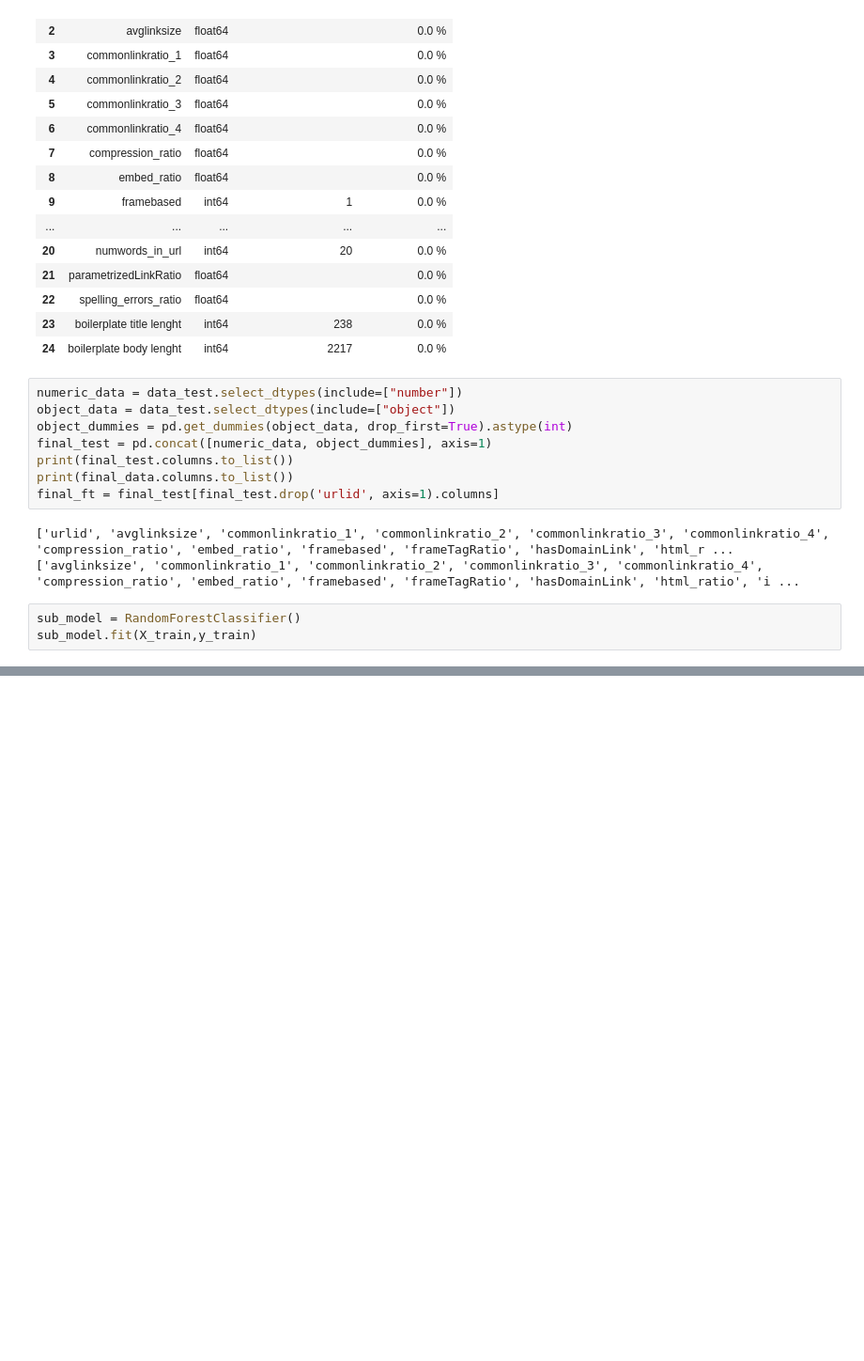
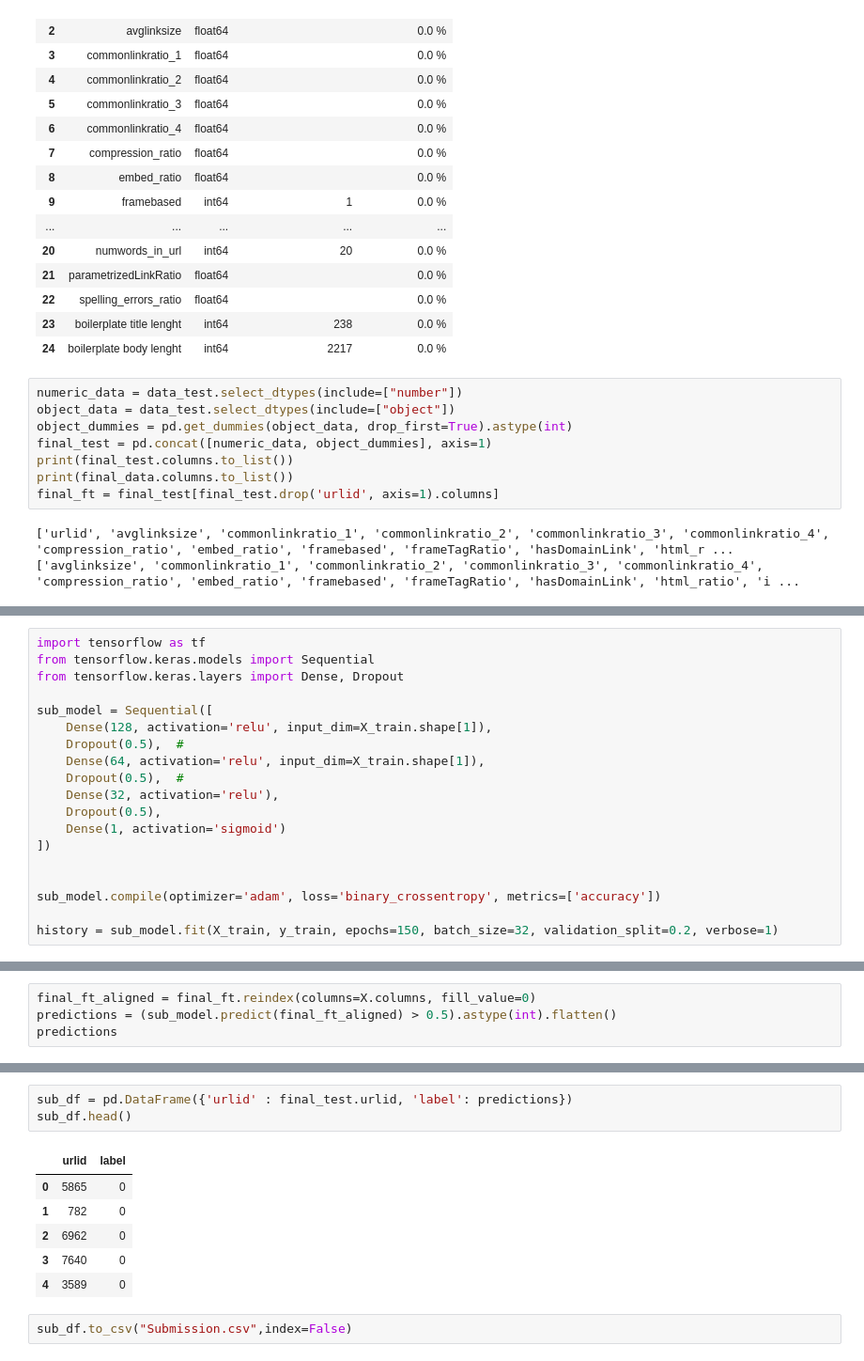
Before and after one commit to olamineZakaria/StumbleUpon-Evergreen-Classification-Challenge, a Jupyter notebook: stumbleupon_problem.ipynb, the cells around one changed output, grey strips where cells are left out. Shown at 94% size. Drawn from its saved outputs; the diff is of its cells as text; blank space fills up the shorter version.

```diff
--- a/stumbleupon_problem.ipynb
+++ b/stumbleupon_problem.ipynb
@@ -518,6 +500,3 @@ final_ft = final_test[final_test.drop('urlid', axis=1).columns]
 # %% [output]
 ['urlid', 'avglinksize', 'commonlinkratio_1', 'commonlinkratio_2', 'commonlinkratio_3', 'commonlinkratio_4', 'compression_ratio', 'embed_ratio', 'framebased', 'frameTagRatio', 'hasDomainLink', 'html_r ...
 ['avglinksize', 'commonlinkratio_1', 'commonlinkratio_2', 'commonlinkratio_3', 'commonlinkratio_4', 'compression_ratio', 'embed_ratio', 'framebased', 'frameTagRatio', 'hasDomainLink', 'html_ratio', 'i ...
-# %%
-sub_model = RandomForestClassifier()
-sub_model.fit(X_train,y_train)
@@ -549,0 +503,19 @@ dtype: int64
+# %%
+import tensorflow as tf
+from tensorflow.keras.models import Sequential
+from tensorflow.keras.layers import Dense, Dropout
+
+sub_model = Sequential([
+    Dense(128, activation='relu', input_dim=X_train.shape[1]),
+    Dropout(0.5),  #
+    Dense(64, activation='relu', input_dim=X_train.shape[1]),
+    Dropout(0.5),  #
+    Dense(32, activation='relu'),
+    Dropout(0.5),
+    Dense(1, activation='sigmoid')
+])
+
+
+sub_model.compile(optimizer='adam', loss='binary_crossentropy', metrics=['accuracy'])
+
+history = sub_model.fit(X_train, y_train, epochs=150, batch_size=32, validation_split=0.2, verbose=1)
@@ -549,0 +566,4 @@ dtype: int64
+# %%
+final_ft_aligned = final_ft.reindex(columns=X.columns, fill_value=0)
+predictions = (sub_model.predict(final_ft_aligned) > 0.5).astype(int).flatten()
+predictions
@@ -549,0 +573,12 @@ dtype: int64
+# %%
+sub_df = pd.DataFrame({'urlid' : final_test.urlid, 'label': predictions})
+sub_df.head()
+# %% [output]
+|  | urlid | label |
+| 0 | 5865 | 0 |
+| 1 | 782 | 0 |
+| 2 | 6962 | 0 |
+| 3 | 7640 | 0 |
+| 4 | 3589 | 0 |
+# %%
+sub_df.to_csv("Submission.csv",index=False)
```
Also changed, not shown: parts of 15 cells of this notebook, 1 other file.
